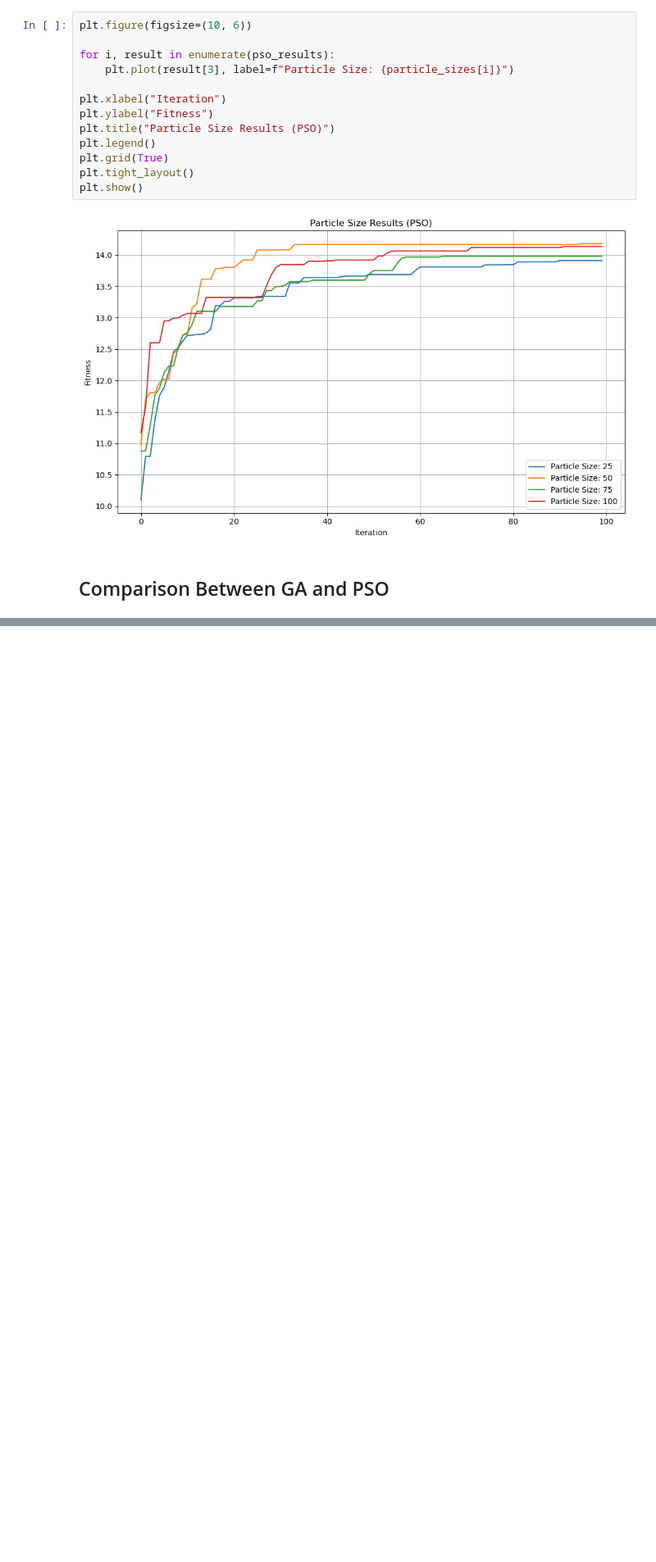
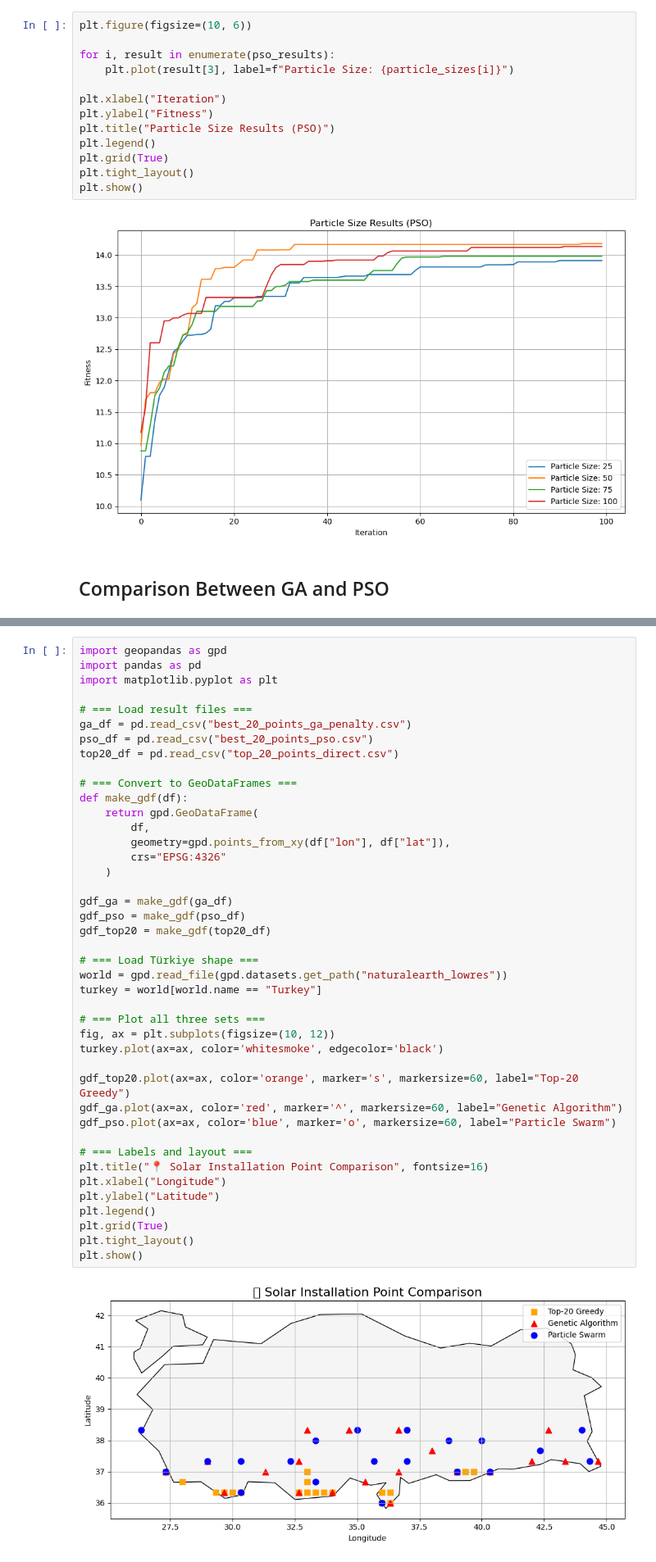
Before and after one commit to RHosgor7/yzv202e, a Jupyter notebook: main.ipynb, the cells around one changed output, grey strips where cells are left out. Shown: that part at 82% size. Drawn from its saved outputs; the diff is of its cells as text; blank space fills up the shorter version.

Commit message:
enhanced Comparision + GA with new penalty

```diff
--- a/main.ipynb
+++ b/main.ipynb
@@ -805,0 +822,44 @@ plt.show()
+# %%
+import geopandas as gpd
+import pandas as pd
+import matplotlib.pyplot as plt
+
+# === Load result files ===
+ga_df = pd.read_csv("best_20_points_ga_penalty.csv")
+pso_df = pd.read_csv("best_20_points_pso.csv")
+top20_df = pd.read_csv("top_20_points_direct.csv")
+
+# === Convert to GeoDataFrames ===
+def make_gdf(df):
+    return gpd.GeoDataFrame(
+        df,
+        geometry=gpd.points_from_xy(df["lon"], df["lat"]),
+        crs="EPSG:4326"
+    )
+
+gdf_ga = make_gdf(ga_df)
+gdf_pso = make_gdf(pso_df)
+gdf_top20 = make_gdf(top20_df)
+
+# === Load Türkiye shape ===
+world = gpd.read_file(gpd.datasets.get_path("naturalearth_lowres"))
+turkey = world[world.name == "Turkey"]
+
+# === Plot all three sets ===
+fig, ax = plt.subplots(figsize=(10, 12))
+turkey.plot(ax=ax, color='whitesmoke', edgecolor='black')
+
+gdf_top20.plot(ax=ax, color='orange', marker='s', markersize=60, label="Top-20 Greedy")
+gdf_ga.plot(ax=ax, color='red', marker='^', markersize=60, label="Genetic Algorithm")
+gdf_pso.plot(ax=ax, color='blue', marker='o', markersize=60, label="Particle Swarm")
+
+# === Labels and layout ===
+plt.title("📍 Solar Installation Point Comparison", fontsize=16)
+plt.xlabel("Longitude")
+plt.ylabel("Latitude")
+plt.legend()
+plt.grid(True)
+plt.tight_layout()
+plt.show()
+# %% [output]
+[figure, added]
```
Also changed, not shown: parts of 14 cells of this notebook.
